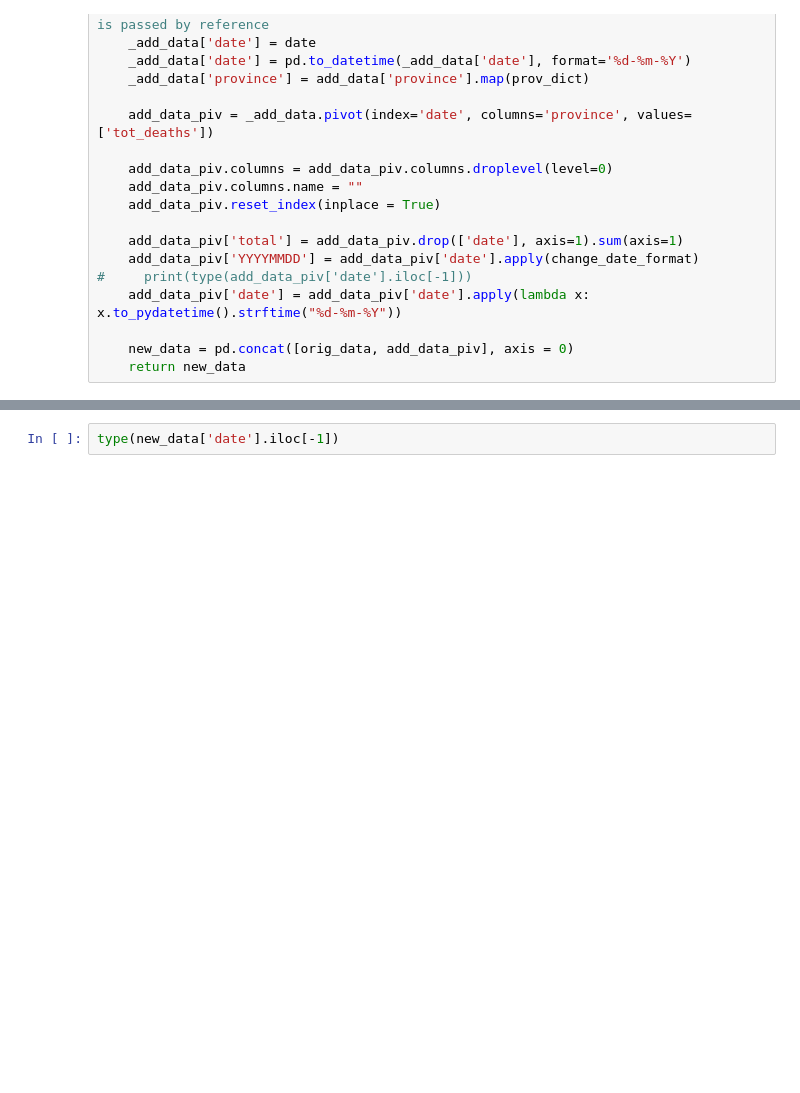
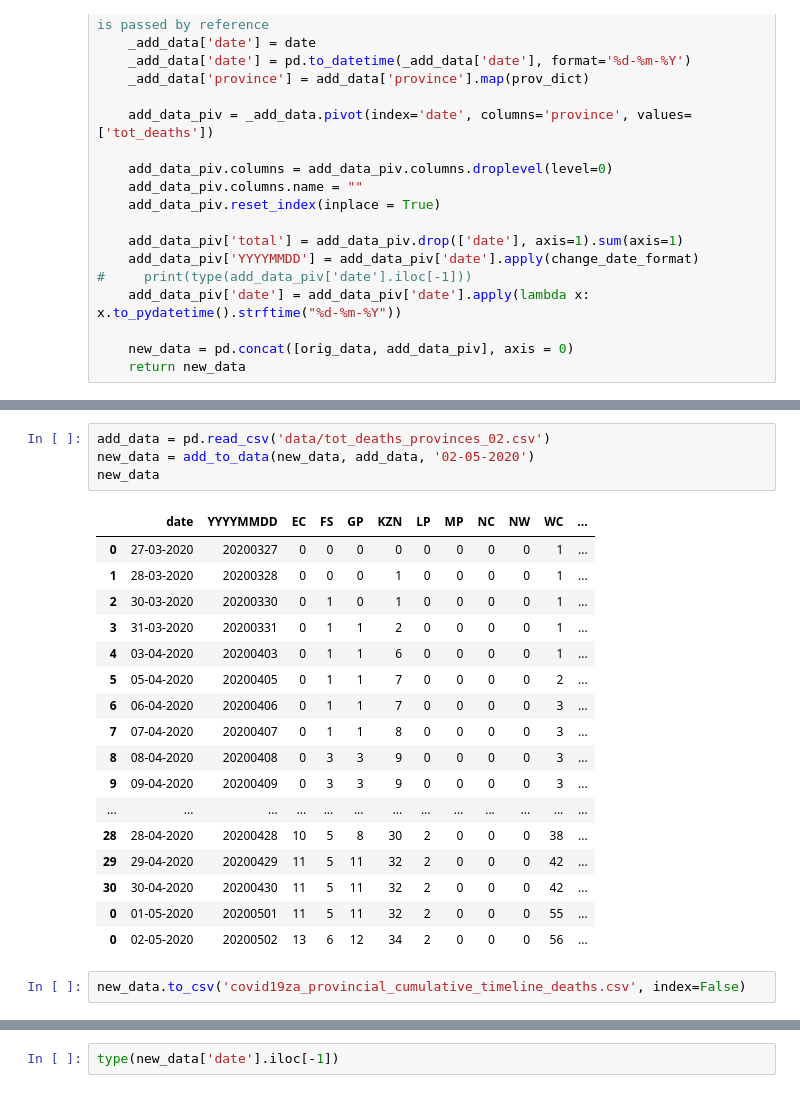
Before and after one commit to SimonRosen173/Covid19SAData, a Jupyter notebook: alt_notebooks/Contrib_Data.ipynb, the cells around one changed output, grey strips where cells are left out. Drawn from its saved outputs; the diff is of its cells as text; blank space fills up the shorter version.

```diff
--- a/alt_notebooks/Contrib_Data.ipynb
+++ b/alt_notebooks/Contrib_Data.ipynb
@@ -112,0 +113,24 @@ new_data
+# %%
+add_data = pd.read_csv('data/tot_deaths_provinces_02.csv')
+new_data = add_to_data(new_data, add_data, '02-05-2020')
+new_data
+# %% [output]
+|  | date | YYYYMMDD | EC | FS | GP | KZN | LP | MP | NC | NW | WC | ... |
+| 0 | 27-03-2020 | 20200327 | 0 | 0 | 0 | 0 | 0 | 0 | 0 | 0 | 1 | ... |
+| 1 | 28-03-2020 | 20200328 | 0 | 0 | 0 | 1 | 0 | 0 | 0 | 0 | 1 | ... |
+| 2 | 30-03-2020 | 20200330 | 0 | 1 | 0 | 1 | 0 | 0 | 0 | 0 | 1 | ... |
+| 3 | 31-03-2020 | 20200331 | 0 | 1 | 1 | 2 | 0 | 0 | 0 | 0 | 1 | ... |
+| 4 | 03-04-2020 | 20200403 | 0 | 1 | 1 | 6 | 0 | 0 | 0 | 0 | 1 | ... |
+| 5 | 05-04-2020 | 20200405 | 0 | 1 | 1 | 7 | 0 | 0 | 0 | 0 | 2 | ... |
+| 6 | 06-04-2020 | 20200406 | 0 | 1 | 1 | 7 | 0 | 0 | 0 | 0 | 3 | ... |
+| 7 | 07-04-2020 | 20200407 | 0 | 1 | 1 | 8 | 0 | 0 | 0 | 0 | 3 | ... |
+| 8 | 08-04-2020 | 20200408 | 0 | 3 | 3 | 9 | 0 | 0 | 0 | 0 | 3 | ... |
+| 9 | 09-04-2020 | 20200409 | 0 | 3 | 3 | 9 | 0 | 0 | 0 | 0 | 3 | ... |
+| ... | ... | ... | ... | ... | ... | ... | ... | ... | ... | ... | ... | ... |
+| 28 | 28-04-2020 | 20200428 | 10 | 5 | 8 | 30 | 2 | 0 | 0 | 0 | 38 | ... |
+| 29 | 29-04-2020 | 20200429 | 11 | 5 | 11 | 32 | 2 | 0 | 0 | 0 | 42 | ... |
+| 30 | 30-04-2020 | 20200430 | 11 | 5 | 11 | 32 | 2 | 0 | 0 | 0 | 42 | ... |
+| 0 | 01-05-2020 | 20200501 | 11 | 5 | 11 | 32 | 2 | 0 | 0 | 0 | 55 | ... |
+| 0 | 02-05-2020 | 20200502 | 13 | 6 | 12 | 34 | 2 | 0 | 0 | 0 | 56 | ... |
+# %%
+new_data.to_csv('covid19za_provincial_cumulative_timeline_deaths.csv', index=False)
```
Also changed, not shown: parts of 2 cells of this notebook, 35 other files.
